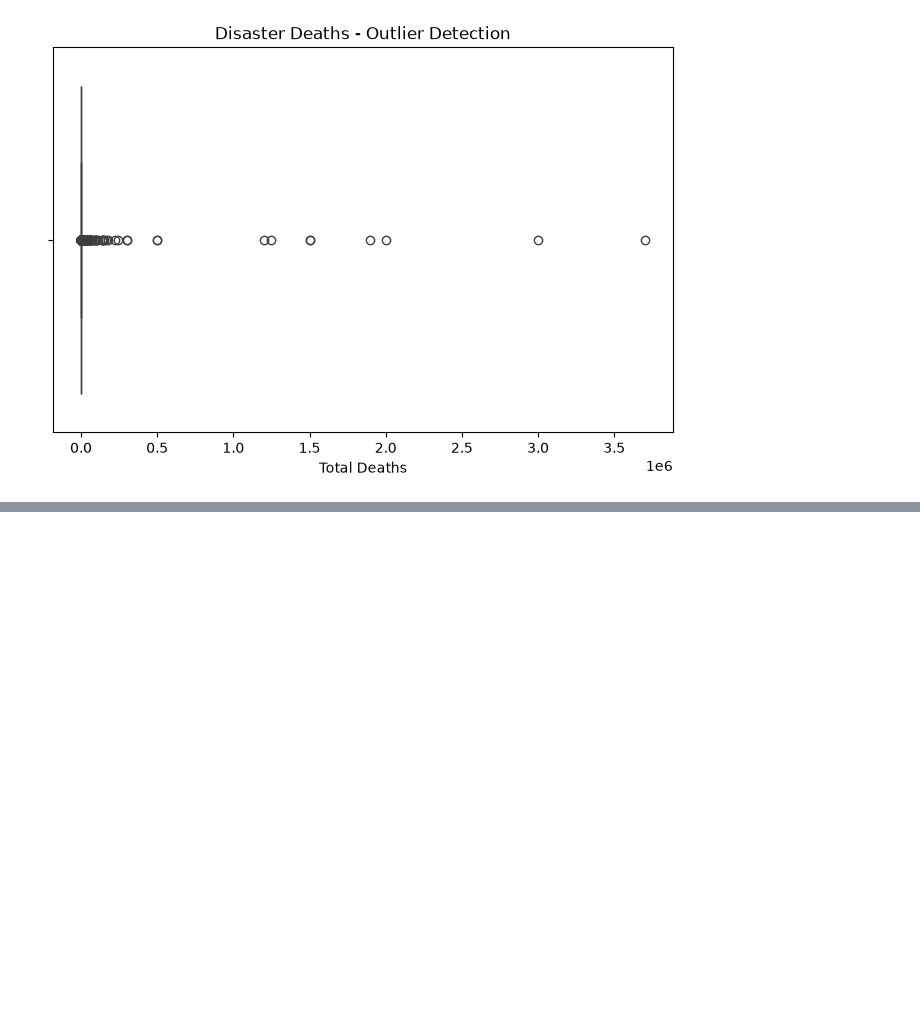
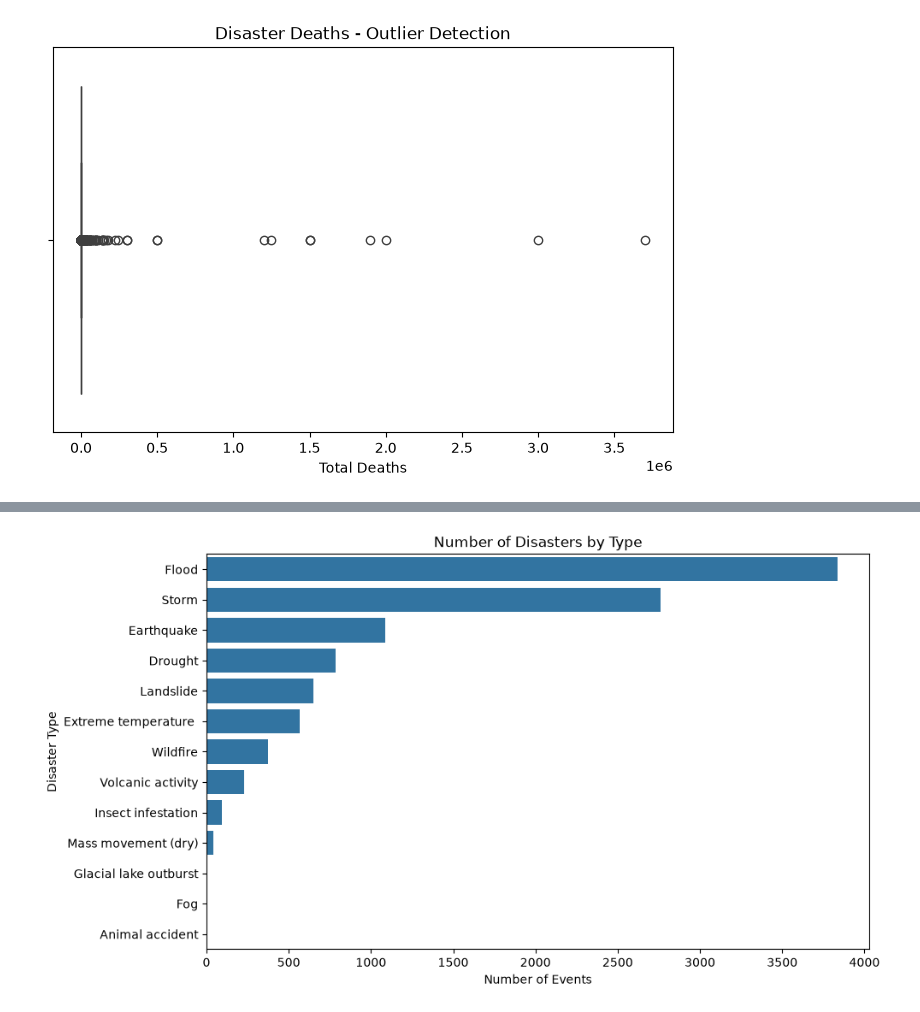
Before and after one commit to ShreyaAyyaparaj/data-visualization-techniques, a Jupyter notebook: dvt_05.ipynb, the cells around one changed output, grey strips where cells are left out. Drawn from its saved outputs; the diff is of its cells as text; code cells hidden in the pictures; blank space fills up the shorter version.

Commit message:
Update disaster data visualizations

```diff
--- a/dvt_05.ipynb
+++ b/dvt_05.ipynb
@@ -116,0 +116,16 @@ ValueError: could not convert string to float: '2,8490844088613'
+# %%
+plt.figure(figsize=(10, 6))
+
+sns.countplot(
+    data=df,
+    y="Disaster Type",
+    order=df["Disaster Type"].value_counts().index
+)
+
+plt.title("Number of Disasters by Type")
+plt.xlabel("Number of Events")
+plt.ylabel("Disaster Type")
+
+plt.show()
+# %% [output]
+[figure, added]
```
Also changed, not shown: parts of 9 cells of this notebook.
